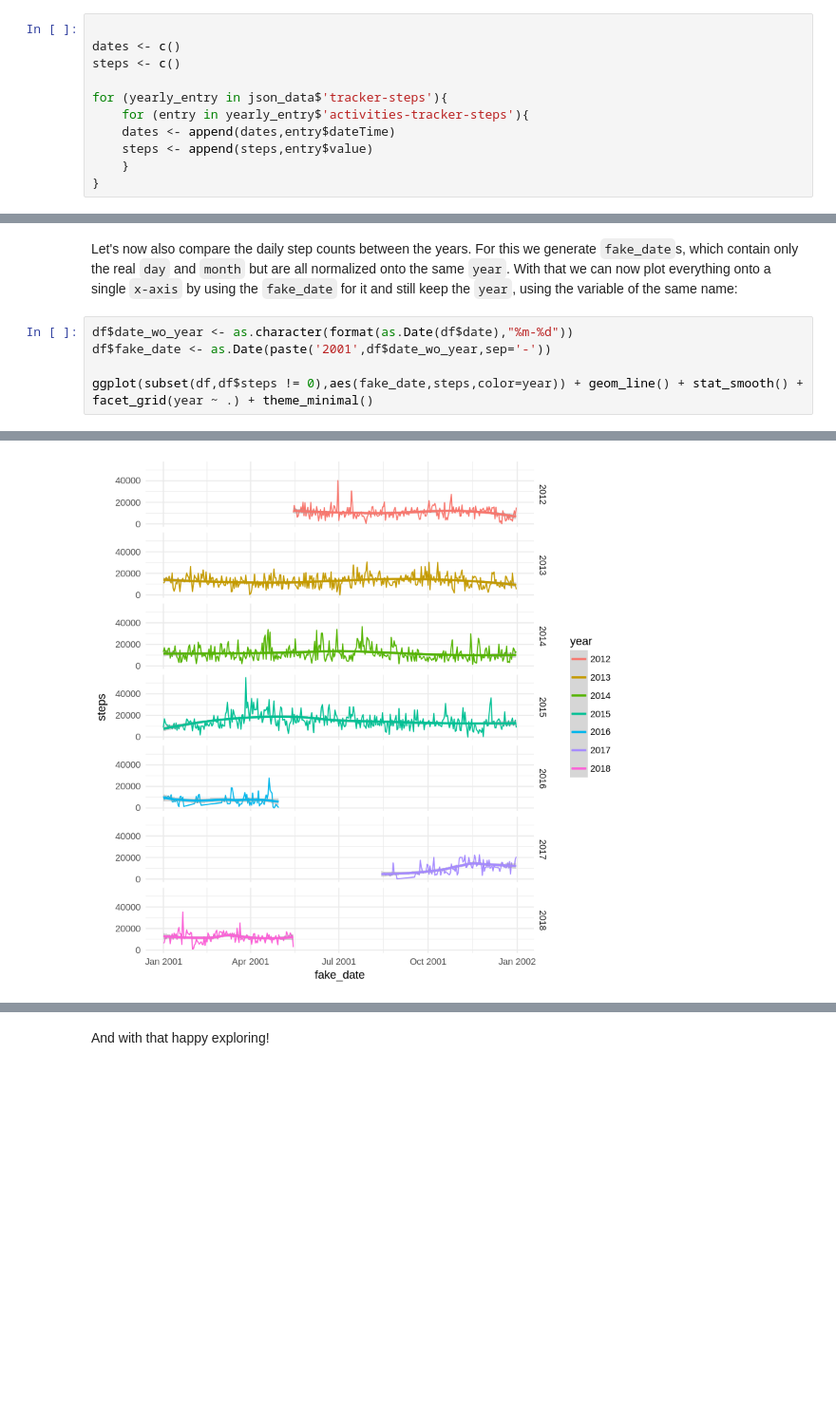
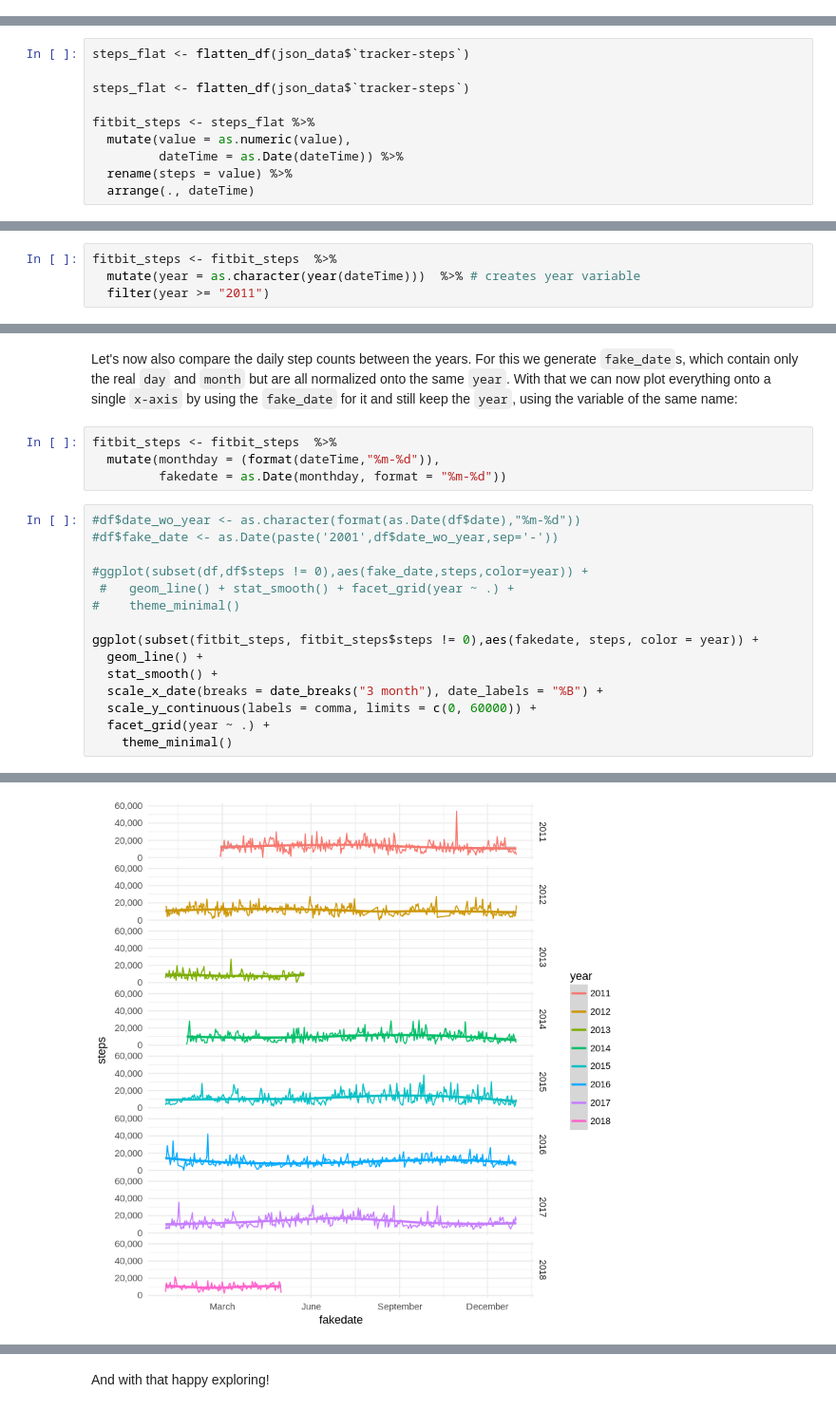
Before and after one commit to OpenHumans/ohjh-example-notebooks, a Jupyter notebook: fitbit-load-in-R.ipynb, the cells around one changed output, grey strips where cells are left out. Shown: that part at 95% size. Saved outputs shown, nothing was run; the diff lists cells and outputs as text; blank space fills up the shorter version.

Commit message:
update for cleaner JSON -> data frame method
Updated JSON parsing code to make use of purrr rather than for loops

```diff
--- a/fitbit-load-in-R.ipynb
+++ b/fitbit-load-in-R.ipynb
@@ -46,11 +38,0 @@ Let's focus on `steps` for now. We create two empty vectors and from there we fi
-# %%
-
-dates <- c()
-steps <- c()
-
-for (yearly_entry in json_data$'tracker-steps'){
-    for (entry in yearly_entry$'activities-tracker-steps'){
-    dates <- append(dates,entry$dateTime)
-    steps <- append(steps,entry$value)
-    }
-}
@@ -63,0 +62,10 @@ df$year <- as.character(format(df$date,"%Y"))
+# %%
+steps_flat <- flatten_df(json_data$`tracker-steps`)
+
+steps_flat <- flatten_df(json_data$`tracker-steps`)
+
+fitbit_steps <- steps_flat %>%
+  mutate(value = as.numeric(value),
+         dateTime = as.Date(dateTime)) %>%
+  rename(steps = value) %>%
+  arrange(., dateTime)
@@ -63,0 +103,4 @@ df$year <- as.character(format(df$date,"%Y"))
+# %%
+fitbit_steps <- fitbit_steps  %>%
+  mutate(year = as.character(year(dateTime)))  %>% # creates year variable
+  filter(year >= "2011")
@@ -70,9 +141,23 @@ ggplot(subset(df,df$steps != 0),aes(date,steps,color=year)) + geom_point() + the
 # %% [markdown]
 Let's now also compare the daily step counts between the years. For this we generate `fake_date`s, which contain only the real `day` and `month` but are all normalized onto the same `year`. With that we can now plot everything onto a single `x-axis` by using the `fake_date` for it and still keep the `year`, using the variable of the same name:
+# %%
+fitbit_steps <- fitbit_steps  %>%
+  mutate(monthday = (format(dateTime,"%m-%d")),
+         fakedate = as.Date(monthday, format = "%m-%d"))
 # %%
-df$date_wo_year <- as.character(format(as.Date(df$date),"%m-%d"))
-df$fake_date <- as.Date(paste('2001',df$date_wo_year,sep='-'))
+#df$date_wo_year <- as.character(format(as.Date(df$date),"%m-%d"))
+#df$fake_date <- as.Date(paste('2001',df$date_wo_year,sep='-'))
 
-ggplot(subset(df,df$steps != 0),aes(fake_date,steps,color=year)) + geom_line() + stat_smooth() + facet_grid(year ~ .) + theme_minimal()
+#ggplot(subset(df,df$steps != 0),aes(fake_date,steps,color=year)) +
+ #   geom_line() + stat_smooth() + facet_grid(year ~ .) +
+#    theme_minimal()
+
+ggplot(subset(fitbit_steps, fitbit_steps$steps != 0),aes(fakedate, steps, color = year)) +
+  geom_line() +
+  stat_smooth() +
+  scale_x_date(breaks = date_breaks("3 month"), date_labels = "%B") +
+  scale_y_continuous(labels = comma, limits = c(0, 60000)) +
+  facet_grid(year ~ .) +
+    theme_minimal()
 # %% [output]
 `geom_smooth()` using method = 'loess'
@@ -79 +167 @@ ggplot(subset(df,df$steps != 0),aes(fake_date,steps,color=year)) + geom_line() +
-[figure, old version]
+[figure, new version]
```
Also changed, not shown: parts of 22 cells of this notebook.
